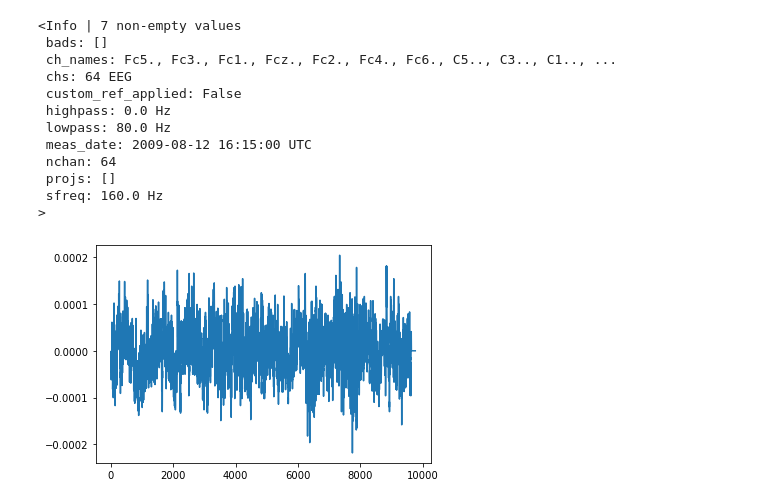
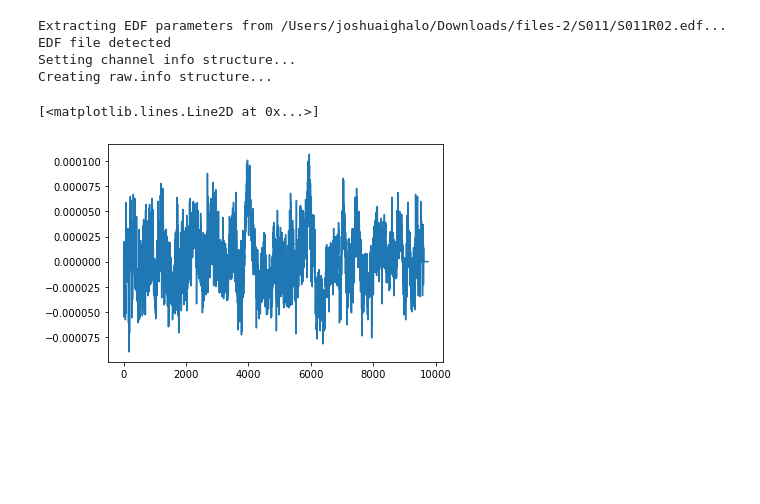
Before and after one commit to iggy96/Dementia-EEG-Analysis, a Jupyter notebook: test_script.ipynb, the cells around one changed output. Cells and saved outputs as stored; diff of their text form; code cells hidden in the pictures; blank space fills up the shorter version.

```diff
--- a/test_script.ipynb
+++ b/test_script.ipynb
@@ -1,29 +1,34 @@
-# %%
-from fn_cfg import *
-import params as cfg
-
-local_dir = '/Users/joshuaighalo/Downloads/files-2'
-edf_data = mne.io.read_raw_edf(local_dir+'/S001/S001R02.edf')
-raw_data = edf_data.get_data()
-info = edf_data.info
-channels = edf_data.ch_names
-data_Cz = raw_data[10]
-print(info)
-plt.plot(data_Cz)
-fs = int(info['sfreq'])
-# %% [output]
-<Info | 7 non-empty values
- bads: []
- ch_names: Fc5., Fc3., Fc1., Fcz., Fc2., Fc4., Fc6., C5.., C3.., C1.., ...
- chs: 64 EEG
- custom_ref_applied: False
- highpass: 0.0 Hz
- lowpass: 80.0 Hz
- meas_date: 2009-08-12 16:15:00 UTC
- nchan: 64
- projs: []
- sfreq: 160.0 Hz
->
-[figure, removed]
+# %%
+from fn_cfg import *
+import params as cfg
+
+def extractEDF(file_name,local_directory):
+    subfolder = file_name[:-7]
+    directory = local_directory + '/' + subfolder + '/' + file_name
+    edf_file = mne.io.read_raw_edf(directory)
+    raw_data = edf_file.get_data()
+    info = edf_file.info
+    fs = int(info['sfreq'])
+    data_Cz = raw_data[10]
+    Ts = (np.arange(0,len(data_Cz)/fs,1/fs)).reshape(len(np.arange(0,len(data_Cz)/fs,1/fs)),1)
+    return data_Cz,info,fs,Ts
+
+
+local_dir = '/Users/joshuaighalo/Downloads/files-2'
+data = extractEDF('S011R02.edf',local_dir)
+eeg_Cz = data[0]
+info = data[1]
+fs = data[2]
+Ts = data[3]
+# %% [output]
+Extracting EDF parameters from /Users/joshuaighalo/Downloads/files-2/S011/S011R02.edf...
+EDF file detected
+Setting channel info structure...
+Creating raw.info structure...
+# %%
+plt.plot(eeg_Cz)
+# %% [output]
+[<matplotlib.lines.Line2D at 0x...>]
+[figure, added]
 # %%
 plt.figure('Spectrogram')
```
Also changed, not shown: parts of 4 cells of this notebook.
